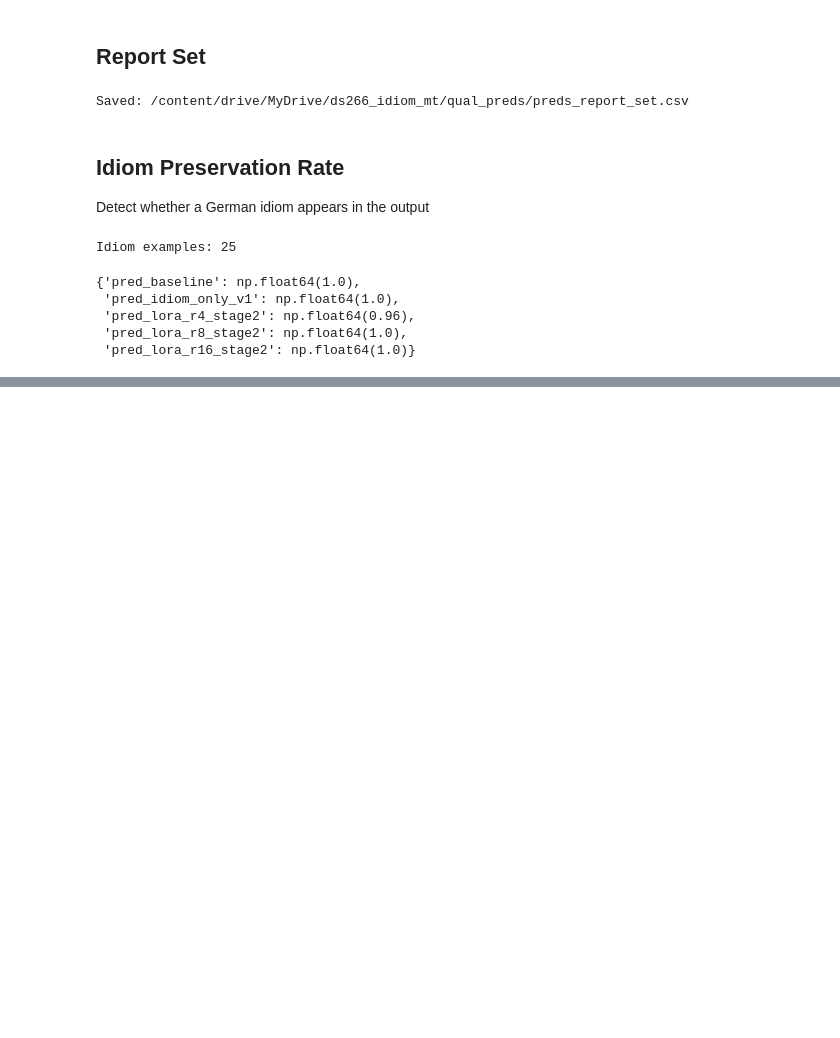
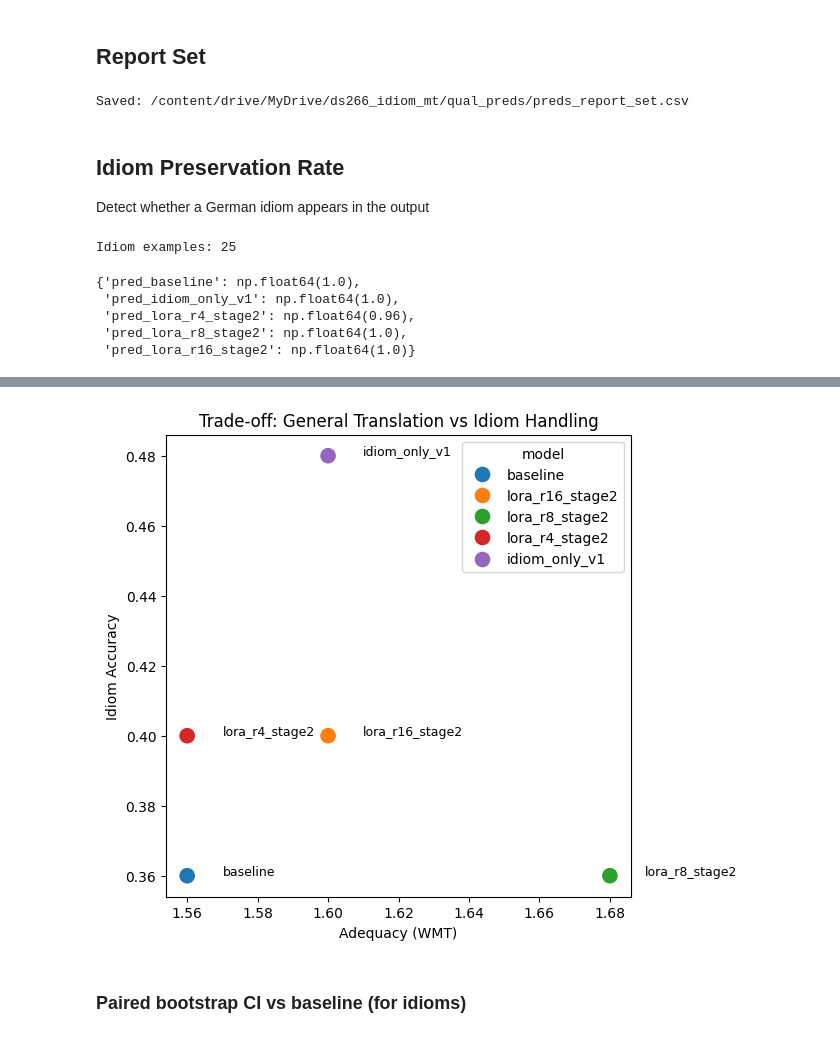
Before and after one commit to auntiepersilla/Idiom_Aware_MT_Finetuning_EN-DE, a Jupyter notebook: notebooks/20_preds_idiom_aware_MT_top5_sentence_predictions.ipynb, the cells around one changed output, grey strips where cells are left out. Cells and saved outputs as stored; diff of their text form; code cells hidden in the pictures; blank space fills up the shorter version.

```diff
--- a/notebooks/20_preds_idiom_aware_MT_top5_sentence_predictions.ipynb
+++ b/notebooks/20_preds_idiom_aware_MT_top5_sentence_predictions.ipynb
@@ -718,0 +833,15 @@ preservation_results
+# %%
+summary = (
+    long.groupby(["group", "model"])
+        .agg(
+            n_examples=("example_id", "nunique"),
+            adequacy_mean=("adequacy", "mean"),
+            fluency_mean=("fluency", "mean"),
+            idiom_acc=("idiom_correct", "mean"),
+            over_idio_rate=("over_idiomatization", "mean"),
+        )
+        .reset_index()
+        .sort_values(["group", "adequacy_mean"], ascending=[True, False])
+)
+
+summary
@@ -718,0 +938,37 @@ preservation_results
+# %%
+plt.figure(figsize=(6,6))
+
+idioms = summary[summary.group=="idioms_test"]
+wmt = summary[summary.group=="wmt_test"]
+
+merged = idioms.merge(
+    wmt,
+    on="model",
+    suffixes=("_idioms","_wmt")
+)
+
+sns.scatterplot(
+    data=merged,
+    x="adequacy_mean_wmt",
+    y="idiom_acc_idioms",
+    hue="model",
+    s=150
+)
+
+plt.xlabel("Adequacy (WMT)")
+plt.ylabel("Idiom Accuracy")
+plt.title("Trade-off: General Translation vs Idiom Handling")
+
+for _, r in merged.iterrows():
+    plt.text(
+        r["adequacy_mean_wmt"]+0.01,
+        r["idiom_acc_idioms"],
+        r["model"],
+        fontsize=9
+    )
+
+plt.show()
+# %% [output]
+[figure, added]
+# %% [markdown]
+### Paired bootstrap CI vs baseline (for idioms)
```
Also changed, not shown: parts of 25 cells of this notebook.
